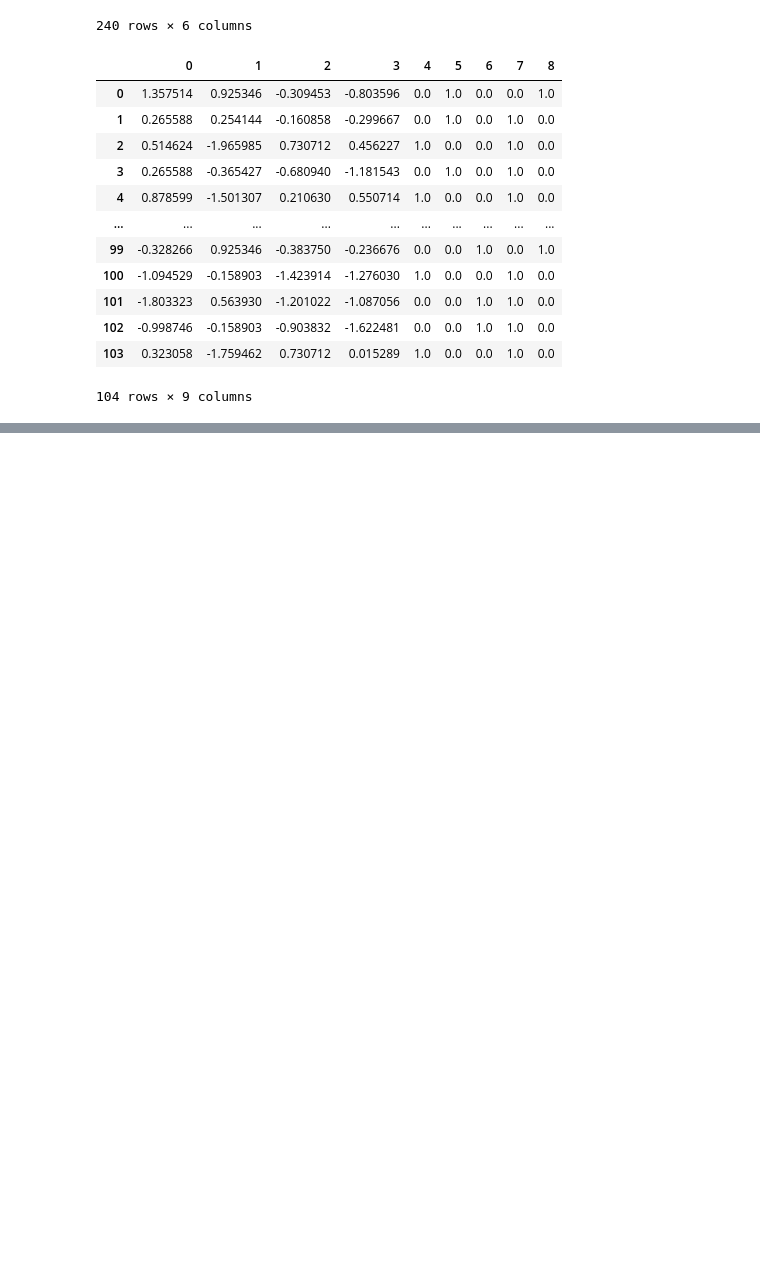
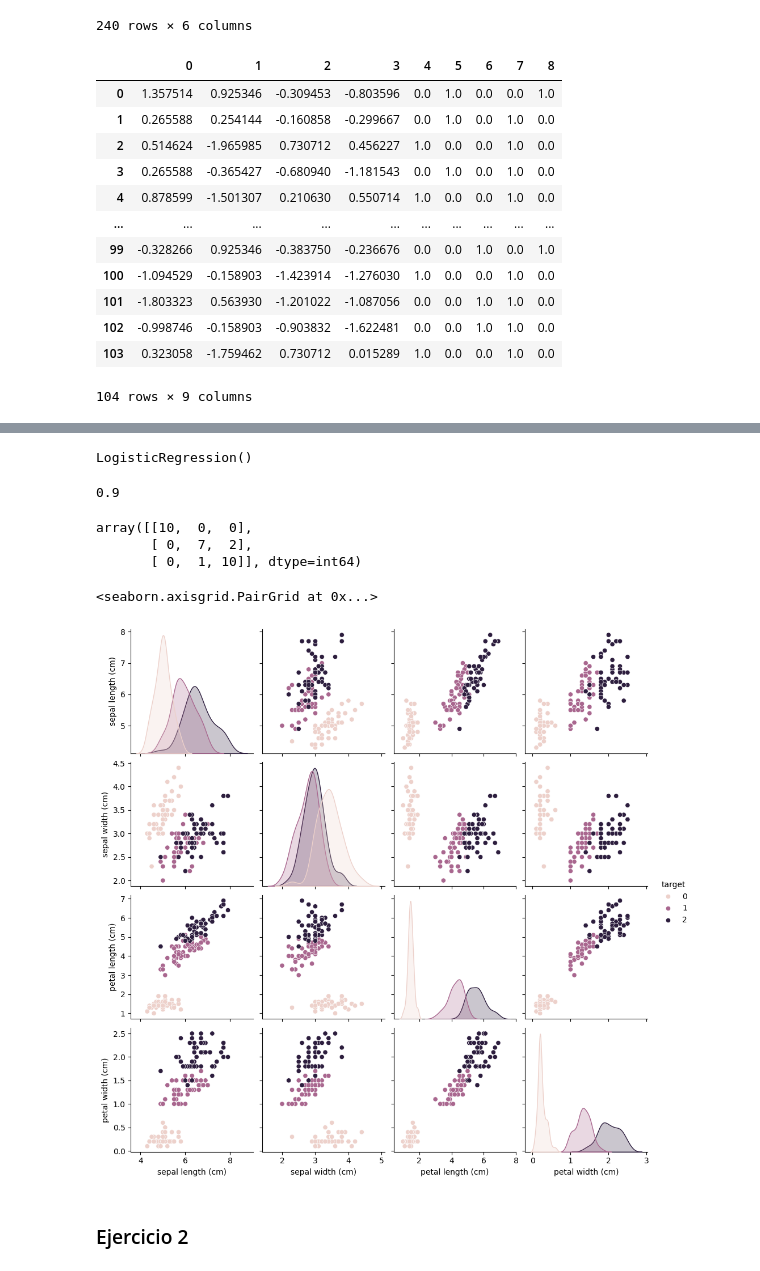
Before and after one commit to LauraGSanchz/DS_PT_09_2023, a Jupyter notebook: Machine_Learning/1-Supervisado/2-Classification/4-Logistic_Regression/fe.ipynb, the cells around one changed output, grey strips where cells are left out. Saved outputs shown, nothing was run; the diff lists cells and outputs as text; code cells hidden in the pictures; blank space fills up the shorter version.

```diff
--- a/Machine_Learning/1-Supervisado/2-Classification/4-Logistic_Regression/fe.ipynb
+++ b/Machine_Learning/1-Supervisado/2-Classification/4-Logistic_Regression/fe.ipynb
@@ -216,0 +232,2 @@ pd.DataFrame(x_transformed)
+# %%
+iris = load_iris()
@@ -216,0 +258,3 @@ pd.DataFrame(x_transformed)
+# %%
+df = pd.DataFrame(iris['data'], columns=iris['feature_names'])
+df['target'] = iris['target']
@@ -216,0 +299,6 @@ pd.DataFrame(x_transformed)
+# %%
+# entrenamos el modelo
+log_reg.fit(X_train,y_train)
+# modelo supervisado que necesita tanto las variables dependientes como las indep. el modelo logistico puede clasficar más de una variable, no solo en 0 y 1. Auto es
+# %% [output]
+LogisticRegression()
@@ -216,0 +310,19 @@ pd.DataFrame(x_transformed)
+# %%
+accuracy_score(y_test, predict)
+# hay que pasarle el test y los valores predichos
+# puntuación del modelo, se quiboca 1 de cada 10
+# %% [output]
+0.9
+# %%
+confusion_matrix(y_test, predict)
+# %% [output]
+array([[10,  0,  0],
+       [ 0,  7,  2],
+       [ 0,  1, 10]], dtype=int64)
+# %%
+sns.pairplot(df, hue= 'target')
+# %% [output]
+<seaborn.axisgrid.PairGrid at 0x...>
+[figure, added]
+# %% [markdown]
+### Ejercicio 2
```
Also changed, not shown: parts of 23 cells of this notebook.
